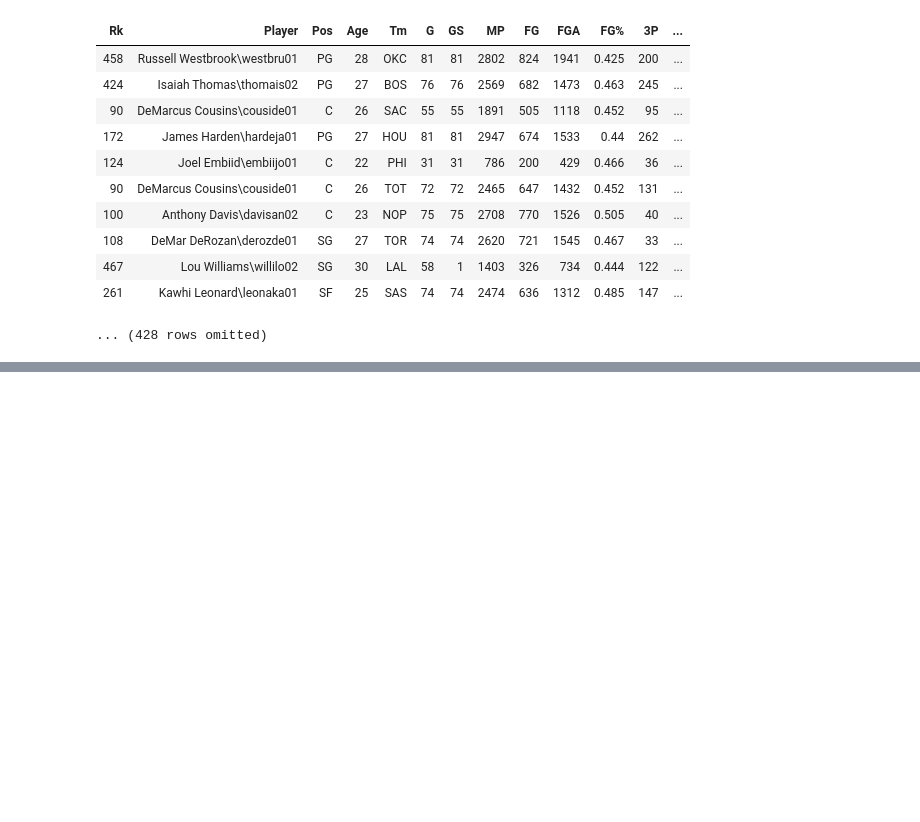
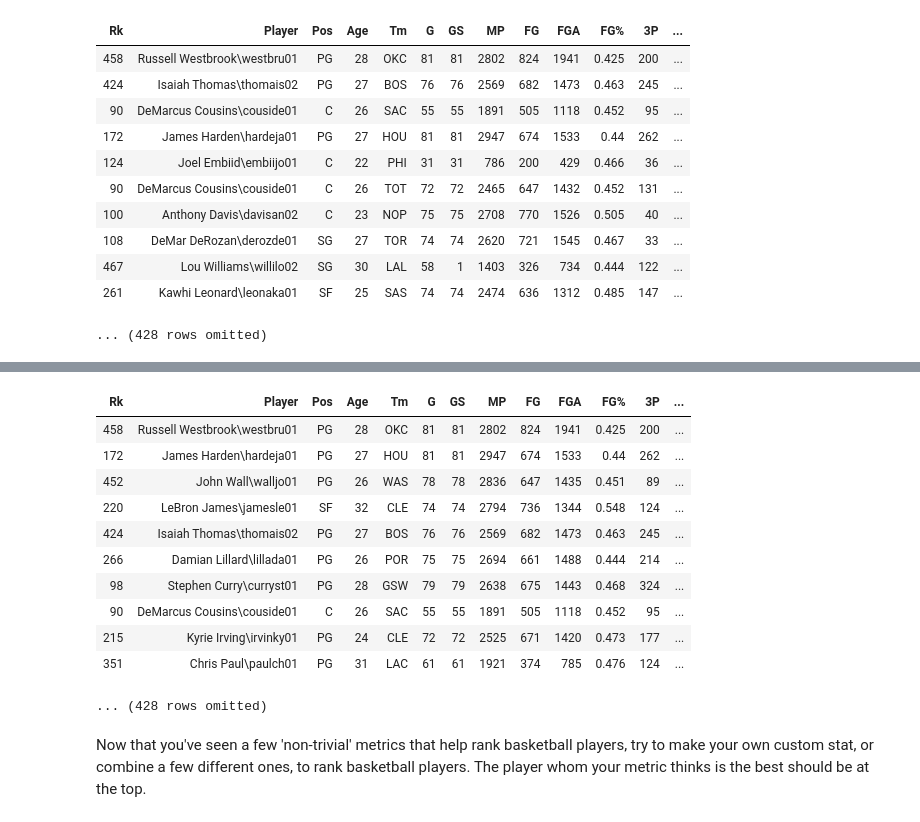
Before and after one commit to ds-modules/SPORTS, a Jupyter notebook: Lecture 2 (Data) Materials/player value - wip.ipynb, the cells around one changed output, grey strips where cells are left out. Drawn from its saved outputs; the diff is of its cells as text; code cells hidden in the pictures; blank space fills up the shorter version.

```diff
--- a/Lecture 2 (Data) Materials/player value - wip.ipynb
+++ b/Lecture 2 (Data) Materials/player value - wip.ipynb
@@ -63,0 +99,19 @@ player_stats.sort('PP36FG', descending=True)
+# %%
+player_stats['APG'] = player_stats['AST'] / player_stats['G']
+player_stats['PtsAst'] = player_stats['PPG'] + 2 * player_stats['APG']
+player_stats.sort('PtsAst', descending= True)
+# %% [output]
+| Rk | Player | Pos | Age | Tm | G | GS | MP | FG | FGA | FG% | 3P | ... |
+| 458 | Russell Westbrook\westbru01 | PG | 28 | OKC | 81 | 81 | 2802 | 824 | 1941 | 0.425 | 200 | ... |
+| 172 | James Harden\hardeja01 | PG | 27 | HOU | 81 | 81 | 2947 | 674 | 1533 | 0.44 | 262 | ... |
+| 452 | John Wall\walljo01 | PG | 26 | WAS | 78 | 78 | 2836 | 647 | 1435 | 0.451 | 89 | ... |
+| 220 | LeBron James\jamesle01 | SF | 32 | CLE | 74 | 74 | 2794 | 736 | 1344 | 0.548 | 124 | ... |
+| 424 | Isaiah Thomas\thomais02 | PG | 27 | BOS | 76 | 76 | 2569 | 682 | 1473 | 0.463 | 245 | ... |
+| 266 | Damian Lillard\lillada01 | PG | 26 | POR | 75 | 75 | 2694 | 661 | 1488 | 0.444 | 214 | ... |
+| 98 | Stephen Curry\curryst01 | PG | 28 | GSW | 79 | 79 | 2638 | 675 | 1443 | 0.468 | 324 | ... |
+| 90 | DeMarcus Cousins\couside01 | C | 26 | SAC | 55 | 55 | 1891 | 505 | 1118 | 0.452 | 95 | ... |
+| 215 | Kyrie Irving\irvinky01 | PG | 24 | CLE | 72 | 72 | 2525 | 671 | 1420 | 0.473 | 177 | ... |
+| 351 | Chris Paul\paulch01 | PG | 31 | LAC | 61 | 61 | 1921 | 374 | 785 | 0.476 | 124 | ... |
+... (428 rows omitted)
+# %% [markdown]
+Now that you've seen a few 'non-trivial' metrics that help rank basketball players, try to make your own custom stat, or combine a few different ones, to rank basketball players. The player whom your metric thinks is the best should be at the top.
```
Also changed, not shown: parts of 11 cells of this notebook.
